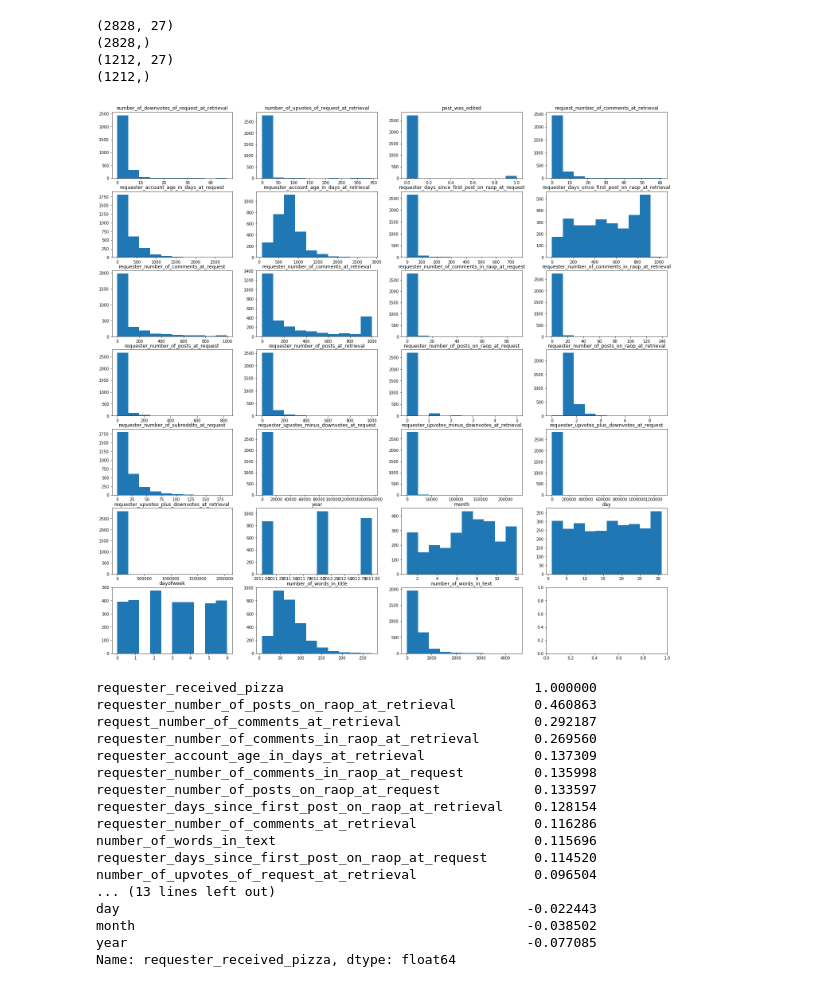
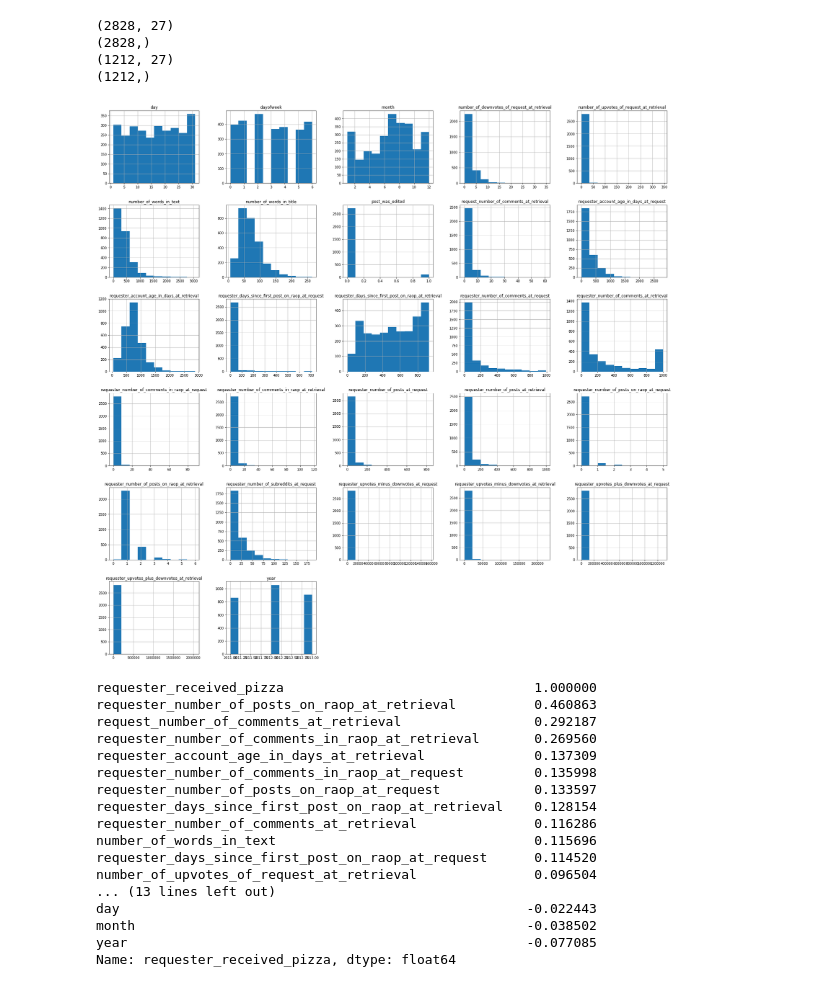
Before and after one commit to gkarnataki/w207-final-project, a Jupyter notebook: RAOP-Final.ipynb, the cells around one changed output. Drawn from its saved outputs; the diff is of its cells as text; code cells hidden in the pictures.

Commit message:
Simplified histograms

```diff
--- a/RAOP-Final.ipynb
+++ b/RAOP-Final.ipynb
@@ -84,29 +84,11 @@ print (dev_data_text.shape)
 (2828,)
 (1212, 27)
 (1212,)
-# %%
-rows = 7
-cols = 4
-
-num_columns = []
-for column in list(train_data):
-    if train_data[column].dtype in {np.dtype('int64'),np.dtype('float64'),np.dtype('bool'),np.dtype('int8')}:
-        num_columns.append(column)
-
-f, axarr = plt.subplots(rows,cols,figsize=(25,25))
-
-column = 0
-for row in range(rows):
-    for col in range(cols):
-        axarr[row,col].hist(train_data[num_columns[column]])
-        axarr[row,col].set_title(num_columns[column])
-        column += 1
-        if column > len(num_columns)-1:
-            break
-
-plt.show()
-# %% [output]
-[figure, removed]
+# %%
+train_data.hist(figsize=(30,30))
+plt.show()
+# %% [output]
+[figure, added]
 # %%
 # Add train_data and labels to new dataframe to determine correlation matrix
 data_for_corr = train_data.copy()
```
